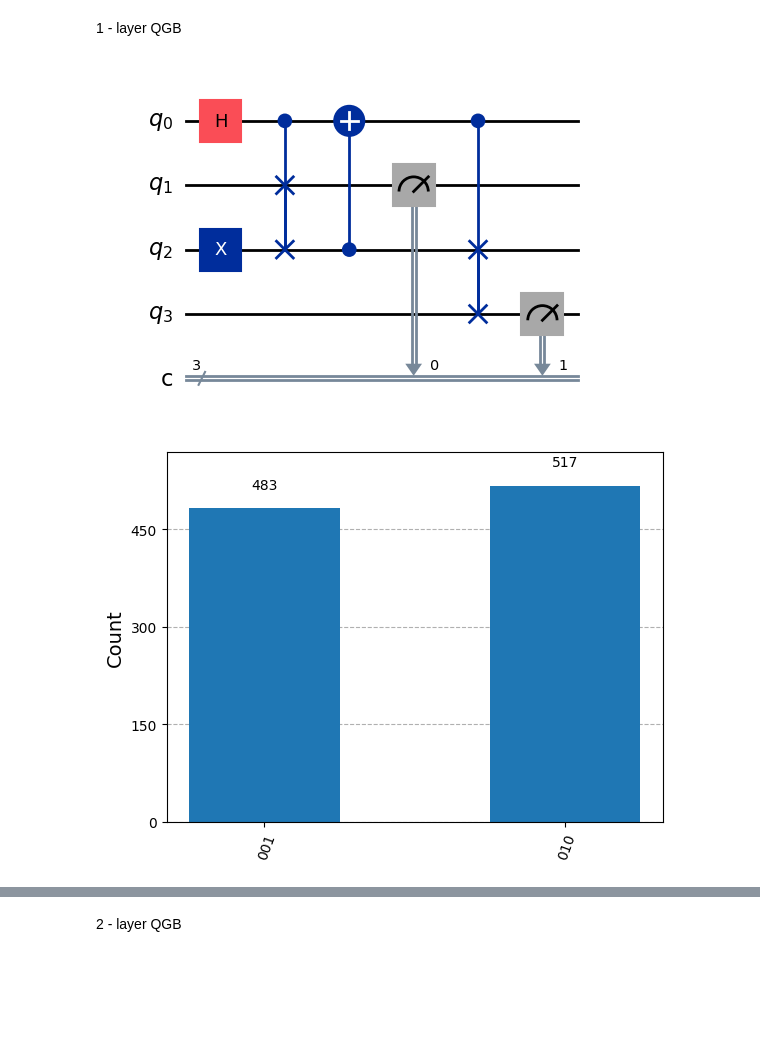
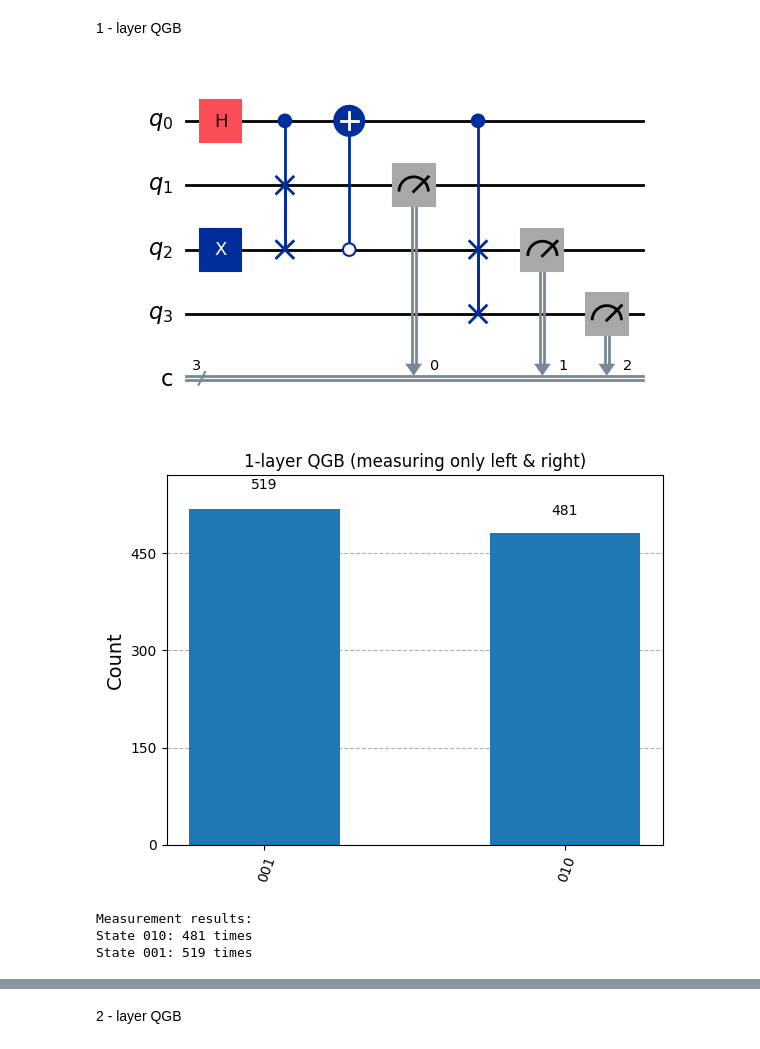
Before and after one commit to saxenaprajjwal/WISER, a Jupyter notebook: Task_II.ipynb, the cells around one changed output, grey strips where cells are left out. Drawn from its saved outputs; the diff is of its cells as text; code cells hidden in the pictures; blank space fills up the shorter version.

```diff
--- a/Task_II.ipynb
+++ b/Task_II.ipynb
@@ -11,30 +13,53 @@ from qiskit import transpile
 # %%
 # 1 coin qubit + 3 position qubits, 3 classical bits
 qc = QuantumCircuit(4, 3)  # q[0]=coin, q[1:4]=positions
 
+# Initialize ball at center position (q2)
 qc.x(2)
+# Put control qubit in superposition
 qc.h(0)
 
+# Controlled-SWAP operation on q1 and q2
 qc.append(CSwapGate(), [0, 1, 2])
-qc.cx(2, 0)
+
+# Inverted CNOT (triggered when q2 == |0⟩)
+# This is equivalent to: X(q2) -> CX(q2,q0) -> X(q2) but done directly
+qc.cx(2, 0, ctrl_state='0')
+# qc.x(2)        # Flip q2 to implement ctrl_state=0
+# qc.cx(2, 0)    # Standard CNOT
+# qc.x(2)        # Flip q2 back
+
+# Controlled-SWAP operation on q2 and q3
 qc.append(CSwapGate(), [0, 2, 3])
 
-qc.measure(1, 0)
-qc.measure(3, 1)
+# Measure position qubits
+qc.measure(1, 0)  # q1 -> c[0]
+qc.measure(2, 1)  # q2 -> c[1]
+qc.measure(3, 2)  # q3 -> c[2]
 
 # Show circuit diagram
 qc.draw('mpl')
 plt.show()
 
 # Simulate
 sim = AerSimulator()
 from qiskit import transpile
 compiled = transpile(qc, sim)
 result = sim.run(compiled, shots=1000).result()
 counts = result.get_counts()
+
 # Show result
 plot_histogram(counts)
+plt.title("1-layer QGB (measuring only left & right)")
 plt.show()
+
+# Print the counts to verify
+print("Measurement results:")
+for state, count in counts.items():
+    print(f"State {state}: {count} times")
 # %% [output]
-[figure, old version]
+[figure, new version]
-[figure, old version]
+[figure, new version]
+Measurement results:
+State 010: 481 times
+State 001: 519 times
```
Also changed, not shown: parts of 8 cells of this notebook.
